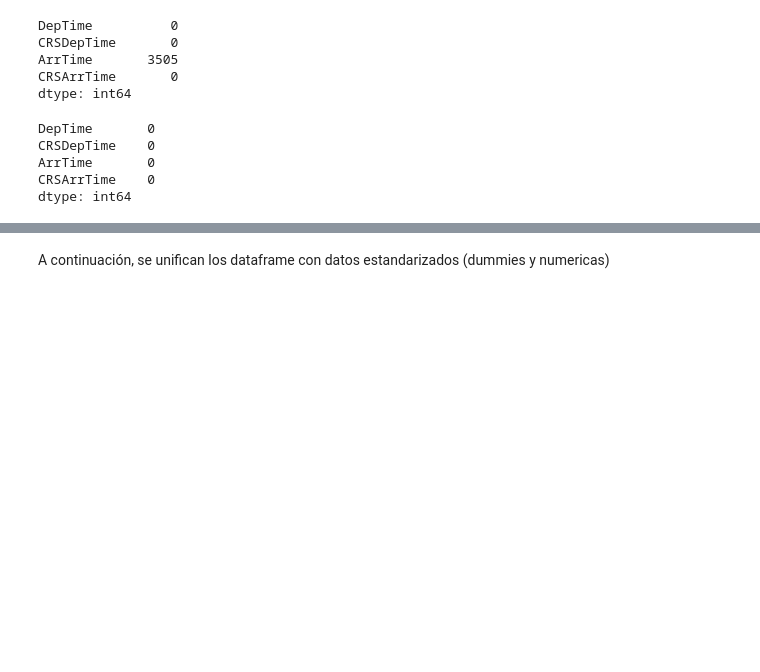
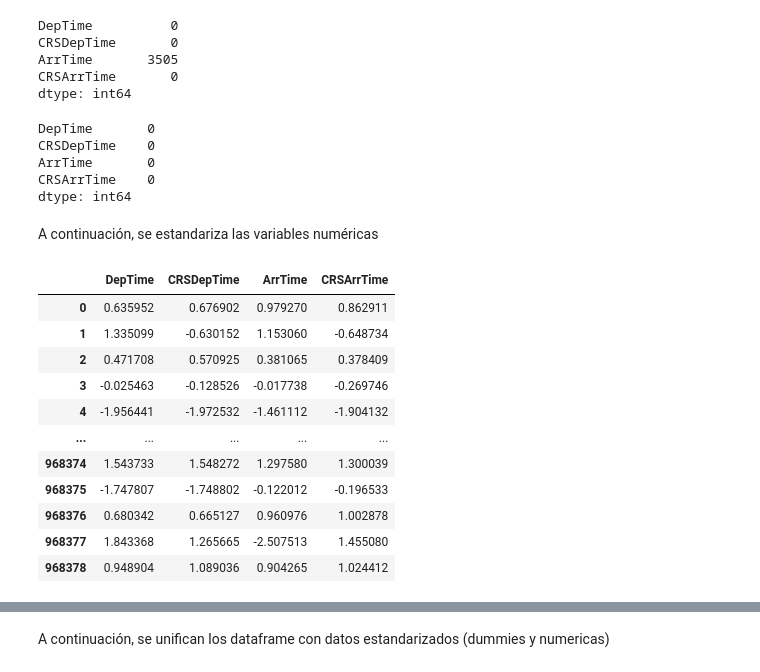
Before and after one commit to luciaalvarezuy/BarcelonaActiva, a Jupyter notebook: 09.NovenoSprint/SkLearn_Train_Test.ipynb, the cells around one changed output, grey strips where cells are left out. Saved outputs shown, nothing was run; the diff lists cells and outputs as text; code cells hidden in the pictures; blank space fills up the shorter version.

```diff
--- a/09.NovenoSprint/SkLearn_Train_Test.ipynb
+++ b/09.NovenoSprint/SkLearn_Train_Test.ipynb
@@ -324,13 +324,26 @@ CRSDepTime    0
 ArrTime       0
 CRSArrTime    0
 dtype: int64
+# %% [markdown]
+A continuación, se estandariza las variables numéricas
 # %%
-A continuación, se estandariza las variables numéricas
 
 scaler = StandardScaler()
 x_test_numericas = scaler.fit_transform(x_test_numericas)
 
 #transformación del array  con variables estandarizadas  en el dataframe
 x_test_numericas = pd.DataFrame(x_test_numericas, columns=["DepTime", "CRSDepTime", "ArrTime", "CRSArrTime"])
 x_test_numericas
 # %% [output]
+|  | DepTime | CRSDepTime | ArrTime | CRSArrTime |
+| 0 | 0.635952 | 0.676902 | 0.979270 | 0.862911 |
+| 1 | 1.335099 | -0.630152 | 1.153060 | -0.648734 |
+| 2 | 0.471708 | 0.570925 | 0.381065 | 0.378409 |
+| 3 | -0.025463 | -0.128526 | -0.017738 | -0.269746 |
+| 4 | -1.956441 | -1.972532 | -1.461112 | -1.904132 |
+| ... | ... | ... | ... | ... |
+| 968374 | 1.543733 | 1.548272 | 1.297580 | 1.300039 |
+| 968375 | -1.747807 | -1.748802 | -0.122012 | -0.196533 |
+| 968376 | 0.680342 | 0.665127 | 0.960976 | 1.002878 |
+| 968377 | 1.843368 | 1.265665 | -2.507513 | 1.455080 |
+| 968378 | 0.948904 | 1.089036 | 0.904265 | 1.024412 |
```
Also changed, not shown: parts of 10 cells of this notebook, 1 other file.
